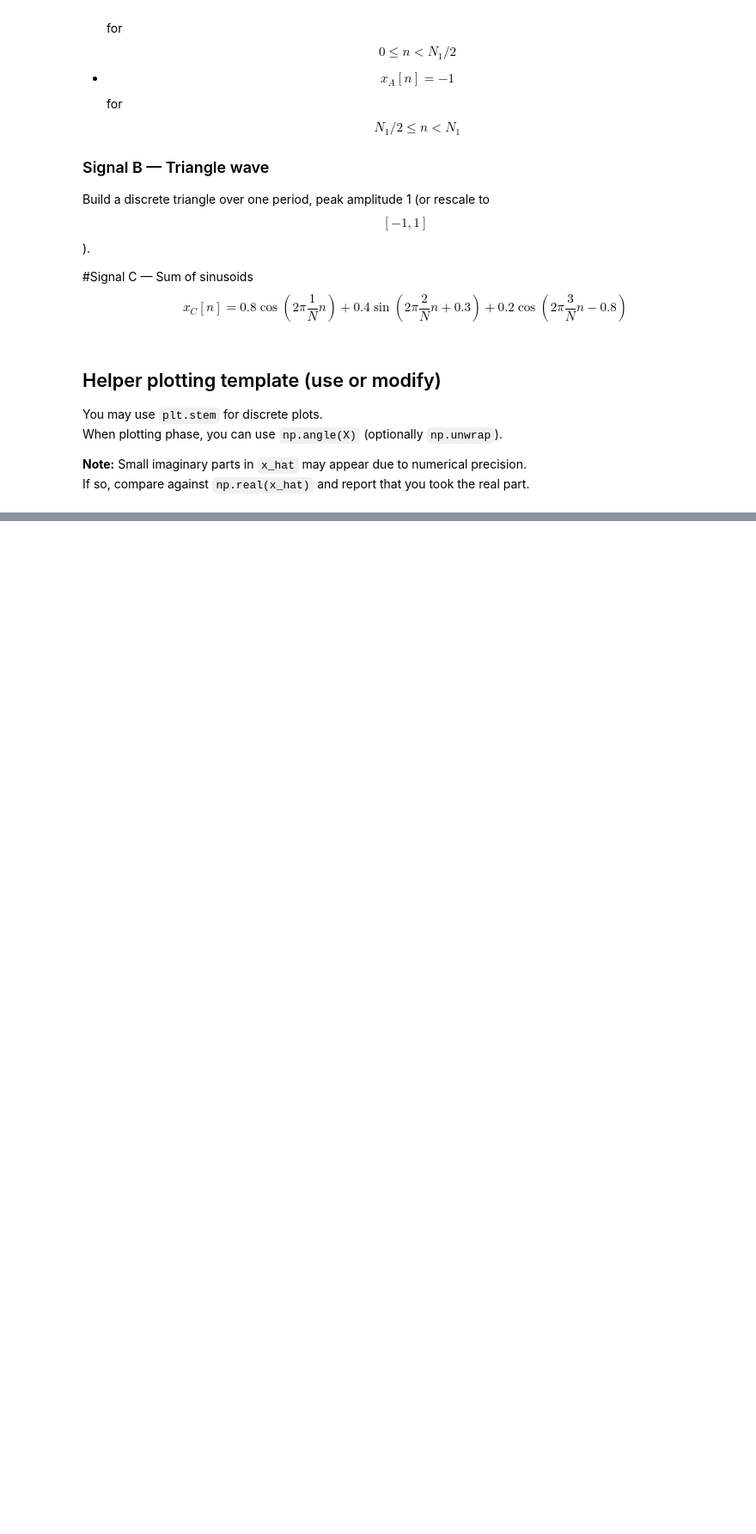
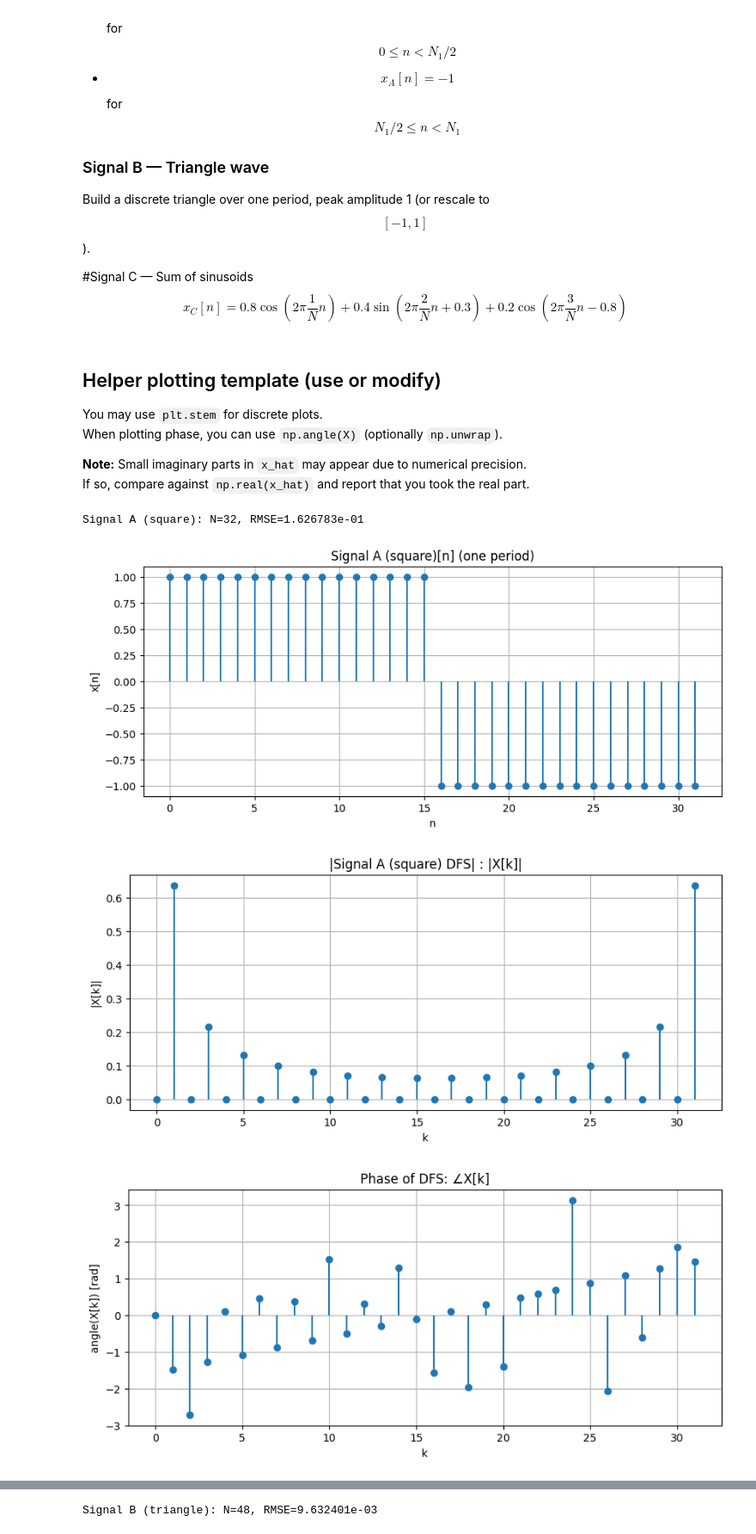
Before and after one commit to Francisco-Galindo/procesamiento-digital-de-senales-tareas, a Jupyter notebook: Homework-2.ipynb, the cells around one changed output, grey strips where cells are left out. Shown at 86% size. Cells and saved outputs as stored; diff of their text form; code cells hidden in the pictures; blank space fills up the shorter version.

```diff
--- a/Homework-2.ipynb
+++ b/Homework-2.ipynb
@@ -172,22 +174,21 @@ def rmse(x, x_hat):
 N1 = 32
 n1 = np.arange(N1)
 
-# TODO: define xA as described in the instructions
-xA = None
+xA = np.where(n1 < N1 // 2, 1.0, -1.0)
 
 # Signal B: triangle wave, N2=48
 N2 = 48
 n2 = np.arange(N2)
 
-# TODO: define xB as described in the instructions
-xB = None
+xB = 1 - 4 * np.abs((n2 / N2) - 0.5)
 
 # Signal C: sum of sinusoids, N3=64
 N3 = 64
 n3 = np.arange(N3)
 
-# TODO: define xC as described in the instructions
-xC = None
+xC = (0.8 * np.cos(2 * np.pi * (1/N3) * n3) +
+      0.4 * np.sin(2 * np.pi * (2/N3) * n3 + 0.3) +
+      0.2 * np.cos(2 * np.pi * (3/N3) * n3 - 0.8))
 # %% [markdown]
 ## Helper plotting template (use or modify)
 
@@ -197,7 +198,7 @@ When plotting phase, you can use `np.angle(X)` (optionally `np.unwrap`).
 **Note:** Small imaginary parts in `x_hat` may appear due to numerical precision.
 If so, compare against `np.real(x_hat)` and report that you took the real part.
 # %%
-def analyze_signal(x, name="x"):
+def analyze_signal(x, name="x", M=10):
     """Compute DFS, reconstruct, plot, and print RMSE for one period."""
     x = np.asarray(x)
     N = len(x)
@@ -206,6 +207,21 @@ def analyze_signal(x, name="x"):
     # --- DFS / IDFS ---
     X = dfs(x)
     x_hat = idfs(X)
+
+    if M is not None and M < N:
+        # Find the indices of the M largest magnitudes
+        magnitudes = np.abs(X)
+        # np.argsort returns indices from smallest to largest; we take the last M
+        idx_m_largest = np.argsort(magnitudes)[-M:]
+
+        # Create a masked version of X
+        X_filtered = np.zeros(N, dtype=complex)
+        X_filtered[idx_m_largest] = X[idx_m_largest]
+    else:
+        X_filtered = X
+
+    # 3. Reconstruct using only the M coefficients
+    x_hat = idfs(X_filtered)
 
     # --- Error ---
     e = rmse(x, x_hat)
@@ -226,33 +242,38 @@ def analyze_signal(x, name="x"):
     plt.title(f"|{name} DFS| : |X[k]|")
     plt.xlabel("k"); plt.ylabel("|X[k]|")
     plt.grid(True)
     plt.show()
 
     # --- Plots: phase spectrum ---
     plt.figure()
     plt.stem(k, np.angle(X), basefmt=" ")
     plt.title(f"Phase of DFS: ∠X[k]")
     plt.xlabel("k"); plt.ylabel("angle(X[k]) [rad]")
     plt.grid(True)
     plt.show()
 
     # --- Plots: reconstruction ---
     plt.figure()
     plt.stem(n, np.real(x), basefmt=" ", markerfmt="o", label="x[n]")
     plt.stem(n, np.real(x_hat), basefmt=" ", markerfmt="x", label="Re{x̂[n]}")
 
     plt.title(f"Reconstruction check: {name}[n] vs x̂[n]")
     plt.xlabel("n"); plt.ylabel("value")
     plt.grid(True)
     plt.legend()
     plt.show()
 
     return X, x_hat
 
 
 # === TODO 4: Run analysis for A, B, C ===
 # Uncomment when you have implemented dfs/idfs and signals.
 
-# XA, xA_hat = analyze_signal(xA, name="Signal A (square)")
-# XB, xB_hat = analyze_signal(xB, name="Signal B (triangle)")
-# XC, xC_hat = analyze_signal(xC, name="Signal C (sum of sinusoids)")
+XA, xA_hat = analyze_signal(xA, name="Signal A (square)")
+XB, xB_hat = analyze_signal(xB, name="Signal B (triangle)")
+XC, xC_hat = analyze_signal(xC, name="Signal C (sum of sinusoids)")
+# %% [output]
+Signal A (square): N=32, RMSE=1.626783e-01
+[figure, added]
+[figure, added]
+[figure, added]
@@ -258,0 +281 @@ def analyze_signal(x, name="x"):
+Signal B (triangle): N=48, RMSE=9.632401e-03
```
Also changed, not shown: parts of 5 cells of this notebook.
